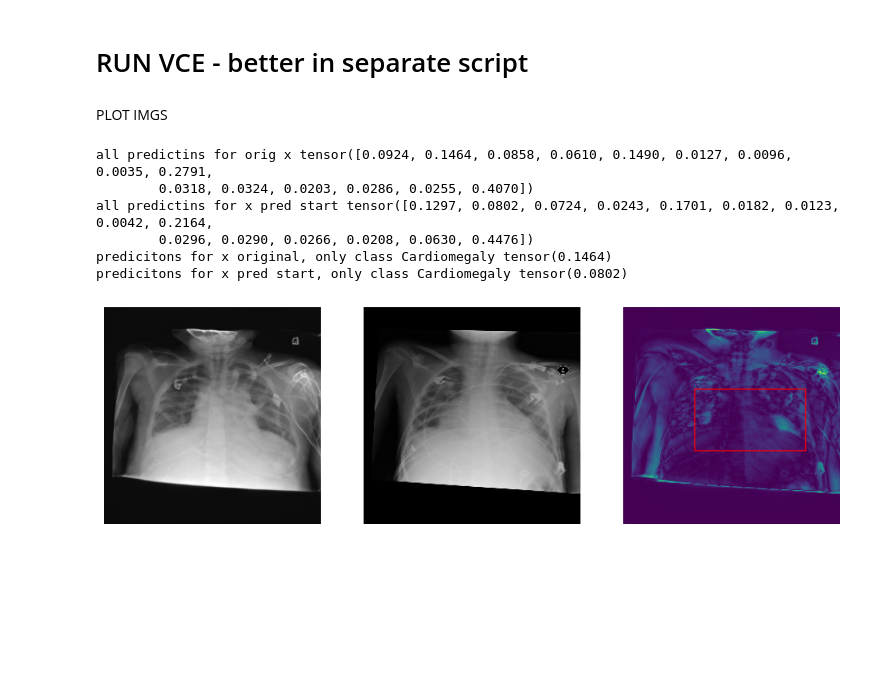
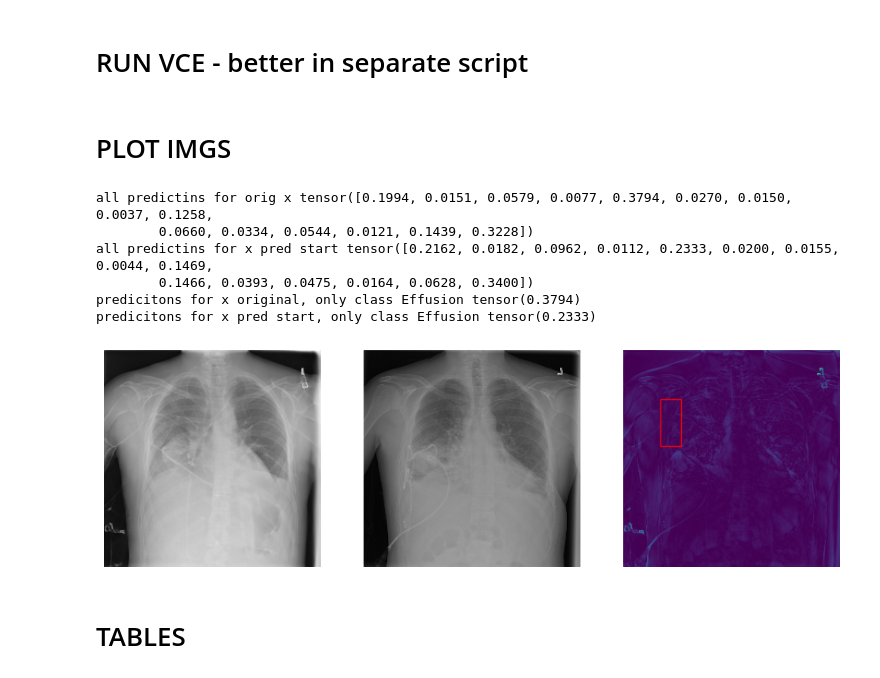
Before and after one commit to pskiers/Joint-Diffusion-in-Latent-Space, a Jupyter notebook: jk_sample_with_guidance.ipynb, the cells around one changed output. Saved outputs shown, nothing was run; the diff lists cells and outputs as text; code cells hidden in the pictures; blank space fills up the shorter version.

```diff
--- a/jk_sample_with_guidance.ipynb
+++ b/jk_sample_with_guidance.ipynb
@@ -139,5 +139,5 @@
 #         del pred_ext_save
 #         torch.save(torch.cat(bbox_save, dim=0), f'{folder_to_save}/T{T}_{class_}_bbox.pt')
 #         del bbox_save
-# %% [markdown]
-PLOT IMGS
+# %% [markdown]
+# PLOT IMGS
@@ -144,9 +146,8 @@ PLOT IMGS
 # %%
-import torch
-T = 500
+T = 350
 cl_list = ["Atelectasis","Cardiomegaly","Consolidation","Edema","Effusion","Emphysema","Fibrosis", "Hernia","Infiltration", "Mass", "Nodule","Pleural_Thickening","Pneumonia","Pneumothorax","No Finding"]
-folder_to_save='vce_results_baseline'
-for class_ in cl_list[1:2]:
+folder_to_save='/Users/joannakaleta/Documents/Sano/sano_machines/vce_results_baseline'
+for class_ in ["Effusion"]:
     x_samples =torch.load(f'{folder_to_save}/T{T}_{class_}_x_samples.pt')
     pred_o = torch.load(f'{folder_to_save}/T{T}_{class_}_pred_o.pt')
     img_original = torch.load(f'{folder_to_save}/T{T}_{class_}_img_original.pt')
@@ -157,7 +158,7 @@ for class_ in cl_list[1:2]:
 import matplotlib.pyplot as plt
 import matplotlib.patches as patches
 # %%
-idx_from_batch = 78
+idx_from_batch = 13
 
 fig, axes = plt.subplots(1, 3, figsize=(12, 4))
 
@@ -180,37 +181,39 @@ axes[ax].axis('off')
 ax +=1
 
 
 x, y, w, h = bbox[idx_from_batch][0], bbox[idx_from_batch][1],bbox[idx_from_batch][2], bbox[idx_from_batch][3]
 # Scale the bounding box coordinates from 1024x1024 to 256x256
 scaled_x = x * 0.25
 scaled_y = y * 0.25
 scaled_w = w * 0.25
 scaled_h = h * 0.25
 
 # Create a rectangle patch using the scaled coordinates
 rect = patches.Rectangle((scaled_x, scaled_y), scaled_w, scaled_h, linewidth=1, edgecolor='r', facecolor='none')
 
 # Add the rectangle patch to the plot
 axes[ax].add_patch(rect)
 
 
 axes[ax].imshow(diff)
 axes[ax].axis('off')
 
 #fig.suptitle(ret[3][0][idx_from_batch])
 
 pred_o_ext_for_item = torch.nn.functional.sigmoid(pred_o_ext[idx_from_batch])
 pred_ext_for_item = torch.nn.functional.sigmoid(pred_ext[idx_from_batch])
 id_class = cl_list.index(class_)
 print('all predictins for orig x', pred_o_ext_for_item)
 print('all predictins for x pred start', pred_ext_for_item)
 print(f'predicitons for x original, only class {cl_list[id_class]}', pred_o_ext_for_item[id_class])
 print(f'predicitons for x pred start, only class {cl_list[id_class]}',pred_ext_for_item[id_class])
 # %% [output]
-all predictins for orig x tensor([0.0924, 0.1464, 0.0858, 0.0610, 0.1490, 0.0127, 0.0096, 0.0035, 0.2791,
-        0.0318, 0.0324, 0.0203, 0.0286, 0.0255, 0.4070])
-all predictins for x pred start tensor([0.1297, 0.0802, 0.0724, 0.0243, 0.1701, 0.0182, 0.0123, 0.0042, 0.2164,
-        0.0296, 0.0290, 0.0266, 0.0208, 0.0630, 0.4476])
-predicitons for x original, only class Cardiomegaly tensor(0.1464)
-predicitons for x pred start, only class Cardiomegaly tensor(0.0802)
+all predictins for orig x tensor([0.1994, 0.0151, 0.0579, 0.0077, 0.3794, 0.0270, 0.0150, 0.0037, 0.1258,
+        0.0660, 0.0334, 0.0544, 0.0121, 0.1439, 0.3228])
+all predictins for x pred start tensor([0.2162, 0.0182, 0.0962, 0.0112, 0.2333, 0.0200, 0.0155, 0.0044, 0.1469,
+        0.1466, 0.0393, 0.0475, 0.0164, 0.0628, 0.3400])
+predicitons for x original, only class Effusion tensor(0.3794)
+predicitons for x pred start, only class Effusion tensor(0.2333)
-[figure, old version]
+[figure, new version]
+# %% [markdown]
+# TABLES
```
Also changed, not shown: parts of 7 cells of this notebook.
